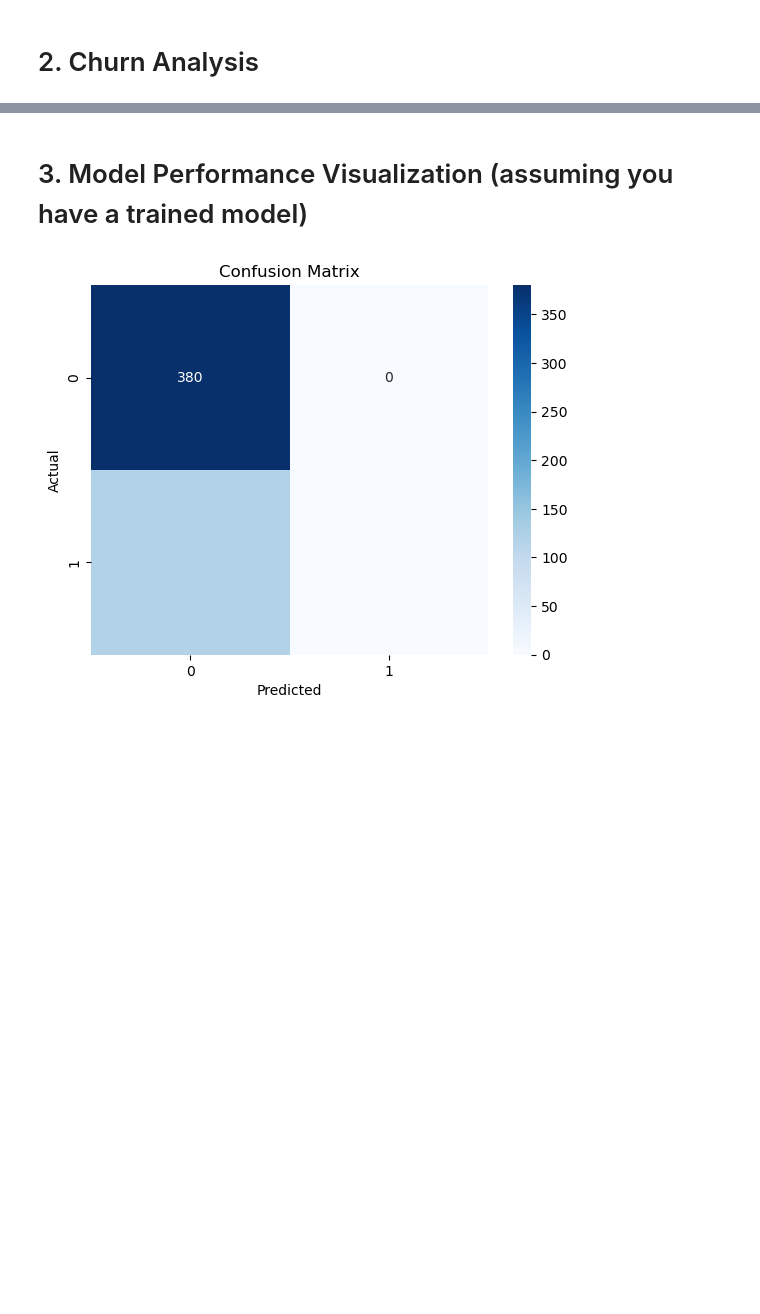
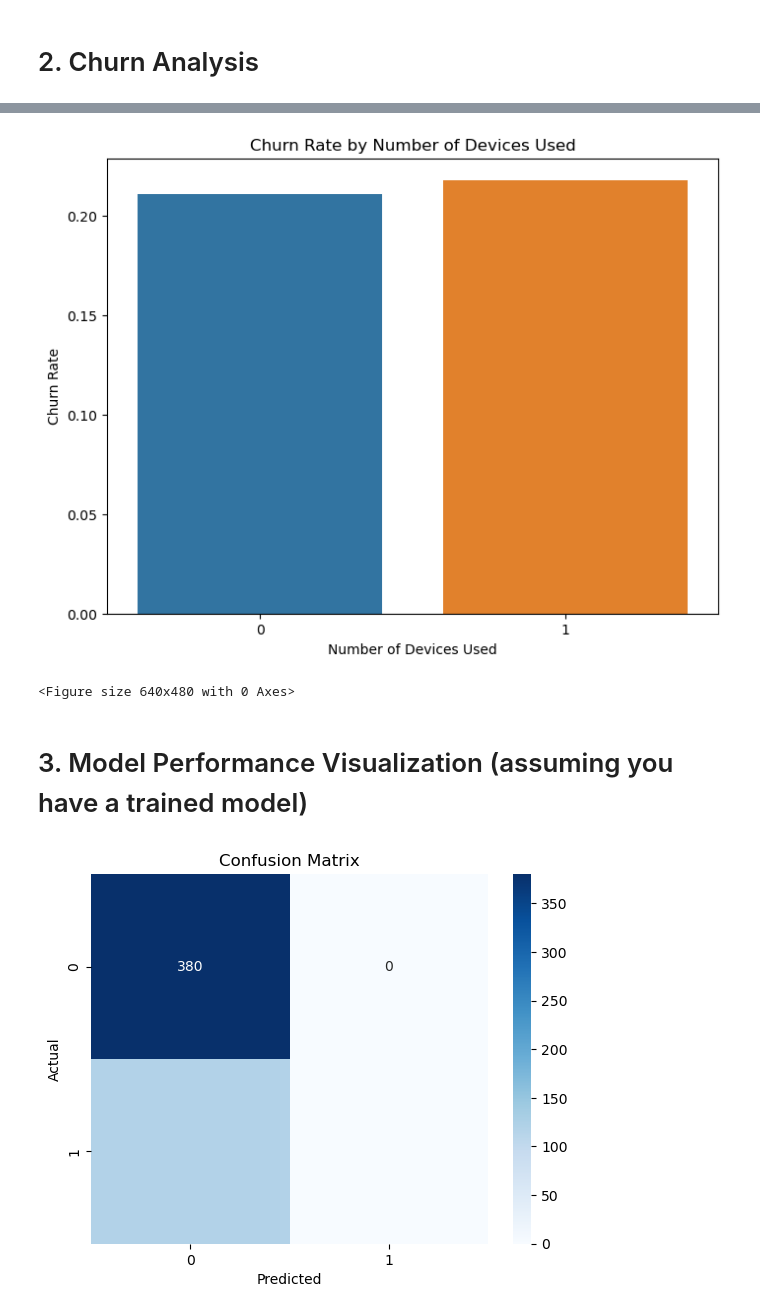
Before and after one commit to AlexOrtiz5/Churn_Prediction, a Jupyter notebook: Visualization.ipynb, the cells around one changed output, grey strips where cells are left out. Saved outputs shown, nothing was run; the diff lists cells and outputs as text; code cells hidden in the pictures; blank space fills up the shorter version.

```diff
--- a/Visualization.ipynb
+++ b/Visualization.ipynb
@@ -74,3 +80,21 @@ AttributeError: 'numpy.int64' object has no attribute 'startswith'
+# %%
+engineered_df['Number_of_Devices'] = engineered_df[['Uses_Mobile', 'Uses_Desktop', 'Uses_Tablet', 'Uses_Smart TV']].sum(axis=1)
+
+# Plotting (rates)
+churn_by_num_devices = engineered_df.groupby('Number_of_Devices')['Churned'].mean().reset_index()
+
+plt.figure(figsize=(8, 6))
+sns.barplot(x='Number_of_Devices', y='Churned', data=churn_by_num_devices)
+plt.title("Churn Rate by Number of Devices Used")
+plt.xlabel("Number of Devices Used")
+plt.ylabel("Churn Rate")
+plt.show()
+
+# Save the figure
+plt.savefig("./Graphs/Barplot_devices.png")  # Saves as PNG (default)
+# %% [output]
+[figure, added]
+<Figure size 640x480 with 0 Axes>
 # %% [markdown]
 # 3. Model Performance Visualization (assuming you have a trained model)
 # %%
```
Also changed, not shown: parts of 6 cells of this notebook.
